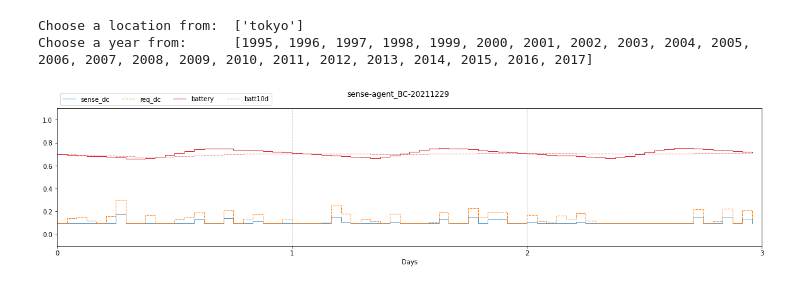
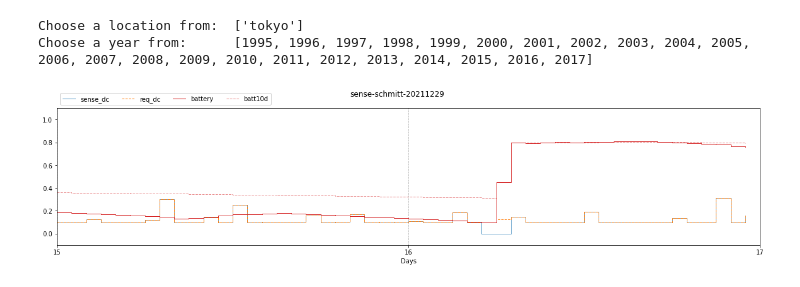
Before and after one commit to shaswot/morl_eno, a Jupyter notebook: viz_notebooks/viz_single_year-single_instance-trace.ipynb, the cells around one changed output. Drawn from its saved outputs; the diff is of its cells as text; code cells hidden in the pictures.

Commit message:
added agent schmitt

```diff
--- a/viz_notebooks/viz_single_year-single_instance-trace.ipynb
+++ b/viz_notebooks/viz_single_year-single_instance-trace.ipynb
@@ -26,8 +26,8 @@ env_name = "sense"
 timeslots_per_day = 24
 REQ_TYPE = "random"
 
-agent_name = "agent_BC"
-agent_param = "rsp10"
+agent_name = "schmitt"
+agent_param = "aahs"
 seed = 20211229
 # %%
 root_folder = os.path.dirname(os.getcwd())
@@ -66,11 +66,11 @@ year_trace = experiment_instance_result[location][year]
 # %%
 fig = common.viz.sorl_plot(year_trace,
                      timeslots_per_day,
-                     START_DAY=0,
-                     NO_OF_DAY_TO_PLOT=3,
+                     START_DAY=15,
+                     NO_OF_DAY_TO_PLOT=2,
                      show_reward=not True,
                      show_henergy=not True);
 fig.suptitle(env_name+"-"+agent_name+"-"+str(seed));
 fig
 # %% [output]
-[figure, old version]
+[figure, new version]
```
Also changed, not shown: 6 other files.
